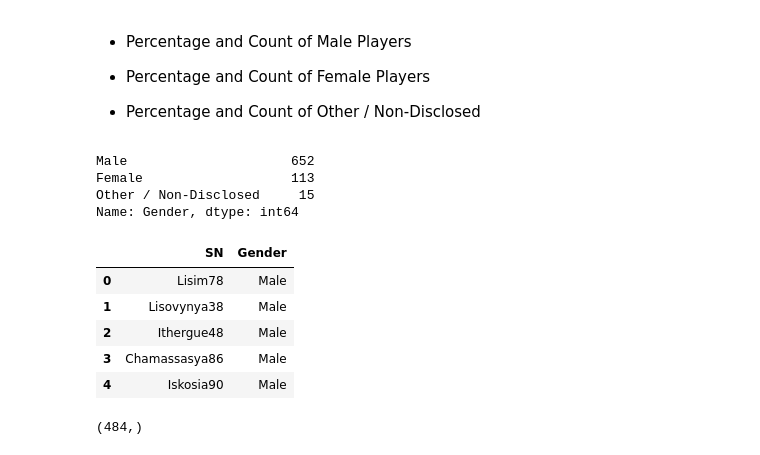
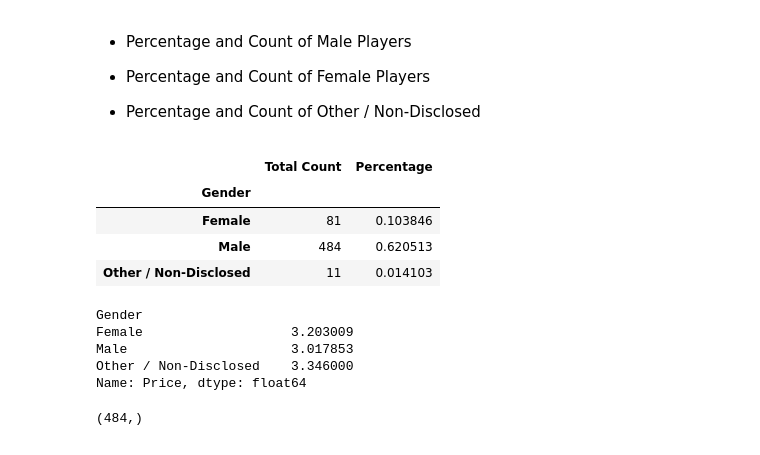
Before and after one commit to pasco27/pandas_homework, a Jupyter notebook: HerosOfPymoli/HeroesOfPymoli_starter.ipynb, the cells around one changed output. Cells and saved outputs as stored; diff of their text form; code cells hidden in the pictures.

```diff
--- a/HerosOfPymoli/HeroesOfPymoli_starter.ipynb
+++ b/HerosOfPymoli/HeroesOfPymoli_starter.ipynb
@@ -190,30 +190,45 @@ summary_purchased_items
 * Percentage and Count of Other / Non-Disclosed
 # %%
 # check for other/non-disclosed genders first
-all_genders = purchase_data["Gender"].value_counts()
-all_genders
+all_genders = purchase_data.groupby(['Gender'])['SN'].nunique()
+all_genders_tot = purchase_data.groupby(['Gender'])['SN'].nunique()
+all_genders_pct = all_genders_tot/purchase_data['SN'].count()
 
+gender_summary = pd.DataFrame({'Total Count':all_genders_tot,"Percentage":all_genders_pct})
 # If we filter the gender column for each male/female/non-discloded for unique screen names, we can get an average from the total of unique screen names
+gender_summary
 # %% [output]
-Male                     652
-Female                   113
-Other / Non-Disclosed     15
-Name: Gender, dtype: int64
+|  | Total Count | Percentage |
+| Gender |  |  |
+| Female | 81 | 0.103846 |
+| Male | 484 | 0.620513 |
+| Other / Non-Disclosed | 11 | 0.014103 |
 # %%
 # we do have other/non-disclosed
 # going to make a new data frame that is just the total list of players and their gender
 
-#all_genders["Price"].value_counts().head()
 
-demograph = purchase_data.loc[:, ["SN", "Gender"]]
-demograph.head()
+demograph = purchase_data.loc[:, ["Gender"]]
-# %% [output]
-|  | SN | Gender |
-| 0 | Lisim78 | Male |
-| 1 | Lisovynya38 | Male |
-| 2 | Ithergue48 | Male |
-| 3 | Chamassasya86 | Male |
-| 4 | Iskosia90 | Male |
+# %%
+# group this data by gender
+
+new_gender_grouping = purchase_data.groupby(["Gender"])
+# new_gender_grouping.count()
+
+## ok this is close - I at least have the gender formatting correct. Now I need to get the pertient data in there.
+gender_avg = new_gender_grouping.mean()['Price']
+gender_avg
+## avg these
+
+
+# Percentage of players
+all_genders
+# %% [output]
+Gender
+Female                   3.203009
+Male                     3.017853
+Other / Non-Disclosed    3.346000
+Name: Price, dtype: float64
 # %%
 # Now that I have a dataframe narrowed to the SN and Genders, I need to split out duplicates somehow
 male_count = demograph[demograph["Gender"] == "Male"]
```
Also changed, not shown: parts of 2 cells of this notebook.
